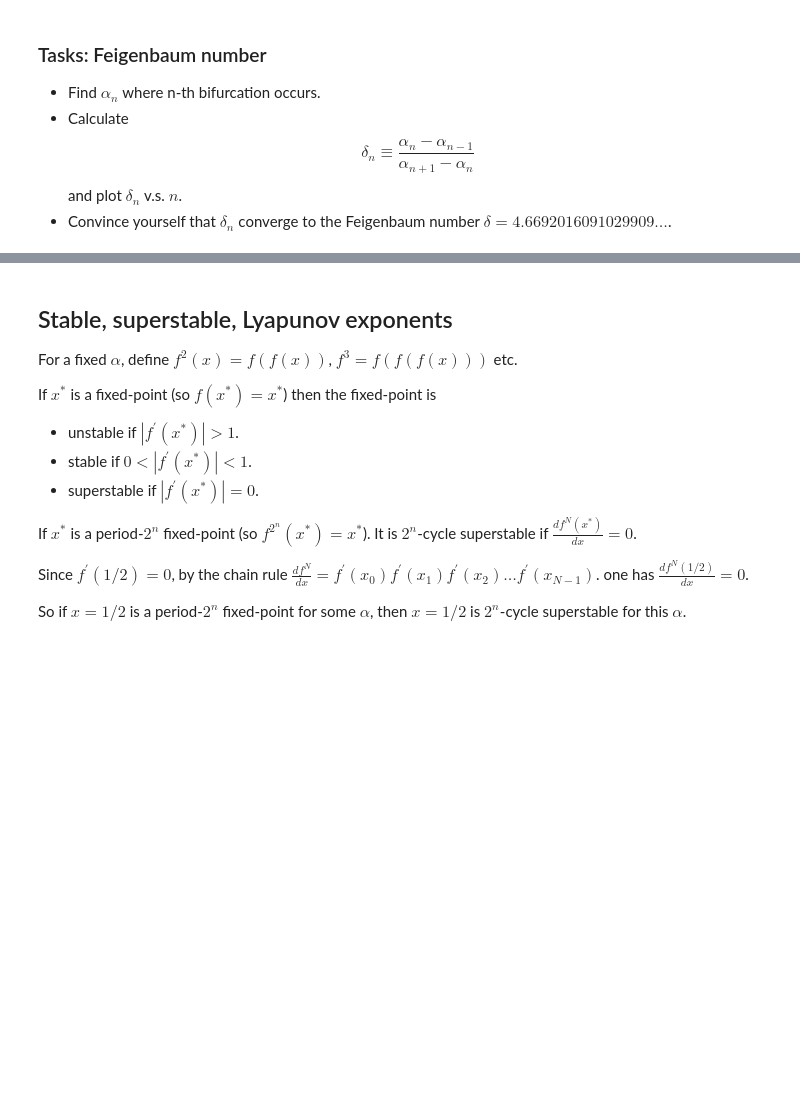
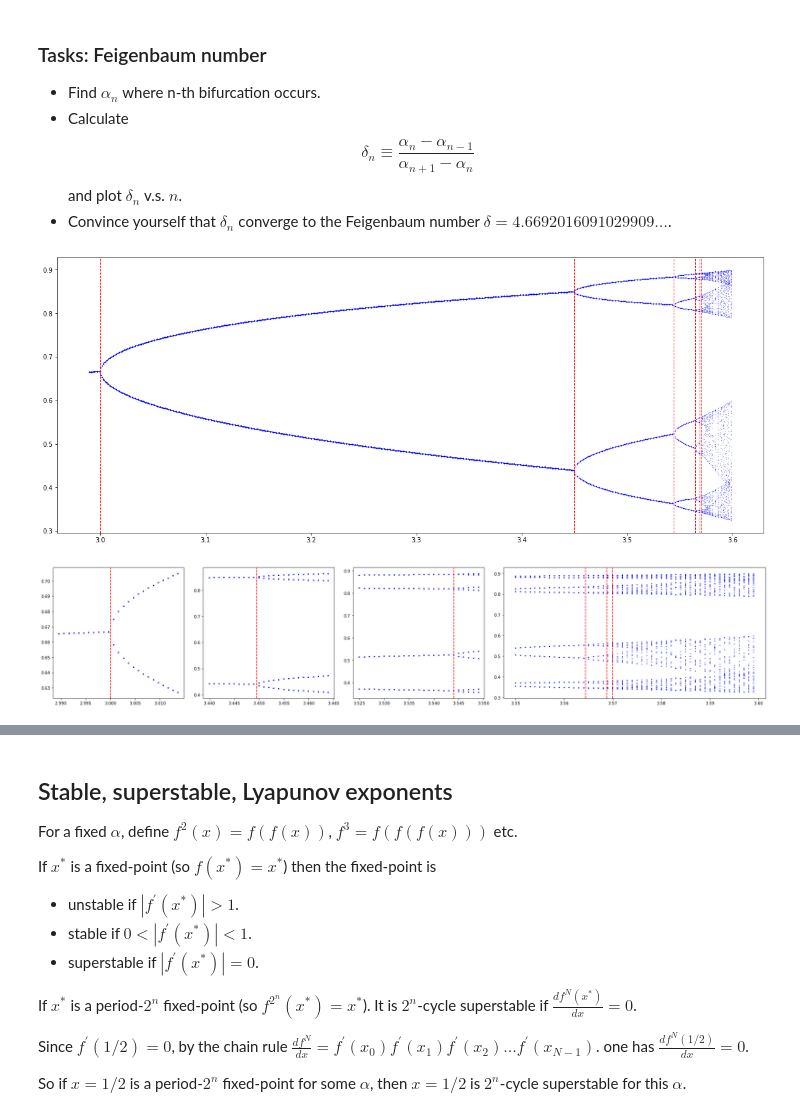
Before and after one commit to pcchen/Computation-in-Physics, a Jupyter notebook: 107010002/Logistic Map.ipynb, the cells around one changed output, grey strips where cells are left out. Saved outputs shown, nothing was run; the diff lists cells and outputs as text; code cells hidden in the pictures; blank space fills up the shorter version.

```diff
--- a/107010002/Logistic Map.ipynb
+++ b/107010002/Logistic Map.ipynb
@@ -323,3 +323,56 @@ $$
 $$
 and plot $\delta_n$ v.s. $n$.
 * Convince yourself that $\delta_n$ converge to the Feigenbaum number $\delta=4.6692016091029909\dots$.
+# %%
+alpha = np.linspace(2,3.6,1600)
+a=np.linspace(0,1,10000)
+
+x = np.zeros(10000)
+x[0]=0.5
+
+plt.figure(figsize = (20,8))
+for j in range (989,1599):
+    for i in range(9999):
+        x[i+1]=(alpha[j] * x[i] * (1 - x[i]))
+    for i in range(9900,9999):
+        plt.plot(alpha[j],x[i],'b.',markersize=0.25)
+plt.axvline(x=3, color = 'r',lw=1, ls='--')
+plt.axvline(x=3.449490, color = 'r', lw=1,ls='--')
+plt.axvline(x=3.544090, color = 'r', lw=1,ls='--')
+plt.axvline(x=3.564407, color = 'r', lw=1,ls='--')
+plt.axvline(x=3.568759, color = 'r', lw=1,ls='--')
+plt.axvline(x=3.5699456, color = 'r', lw=1,ls='--')
+
+fig, ax = plt.subplots(ncols=4, nrows=1, figsize=(25, 5),gridspec_kw={'width_ratios':[1,1,1,2]})
+
+for j in range (989,1014):
+    for i in range(9999):
+        x[i+1]=(alpha[j] * x[i] * (1 - x[i]))
+    for i in range(9900,9999):
+        ax[0].plot(alpha[j],x[i],'b.',markersize=2)
+ax[0].axvline(x=3, color = 'r', ls='--')
+for j in range (1439,1464):
+    for i in range(9999):
+        x[i+1]=(alpha[j] * x[i] * (1 - x[i]))
+    for i in range(9900,9999):
+        ax[1].plot(alpha[j],x[i],'b.',markersize=2)
+ax[1].axvline(x=3.449490, color = 'r', ls='--')
+for j in range (1524,1549):
+    for i in range(9999):
+        x[i+1]=(alpha[j] * x[i] * (1 - x[i]))
+    for i in range(9900,9999):
+        ax[2].plot(alpha[j],x[i],'b.',markersize=2)
+ax[2].axvline(x=3.544090, color = 'r', ls='--')
+for j in range (1549,1599):
+    for i in range(9999):
+        x[i+1]=(alpha[j] * x[i] * (1 - x[i]))
+    for i in range(9935,9999):
+        ax[3].plot(alpha[j],x[i],'b.',markersize=2)
+ax[3].axvline(x=3.564407, color = 'r', ls='--')
+ax[3].axvline(x=3.568759, color = 'r', ls='--')
+ax[3].axvline(x=3.5699456, color = 'r', ls='--')
+
+fig.tight_layout()
+# %% [output]
+[figure, added]
+[figure, added]
```
Also changed, not shown: parts of 8 cells of this notebook.
